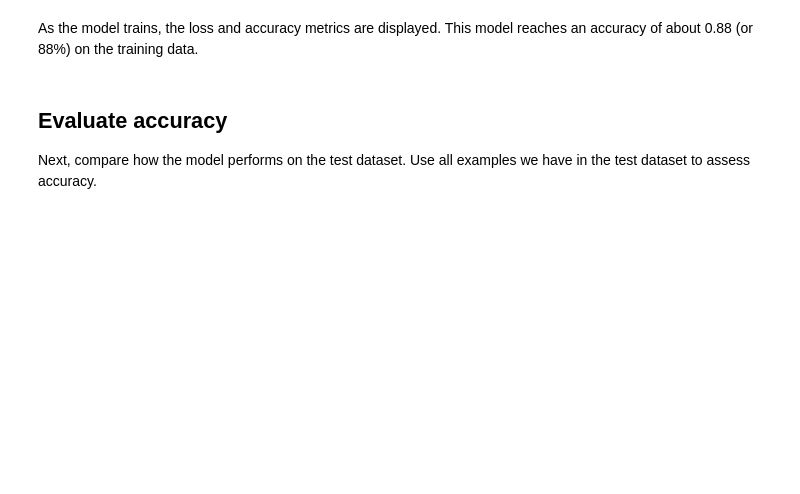
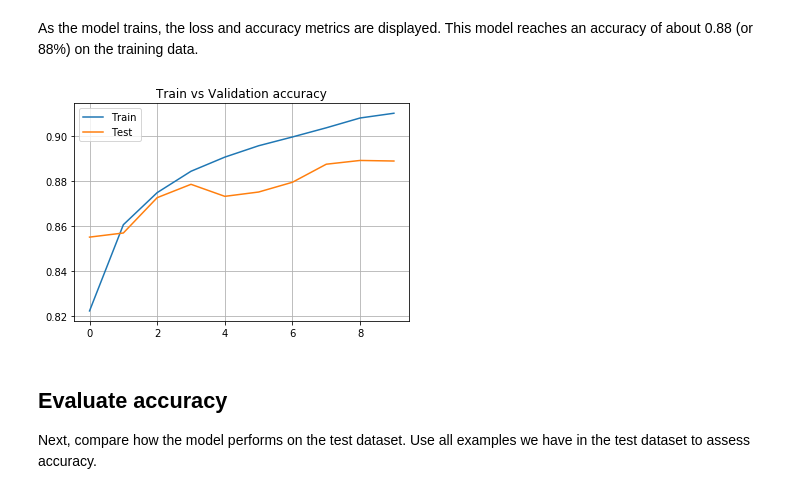
Before and after one commit to Arman-1994/Experimental-Place, a Jupyter notebook: Fashion_Prediction_ANN.ipynb, the cells around one changed output. Drawn from its saved outputs; the diff is of its cells as text; code cells hidden in the pictures; blank space fills up the shorter version.

```diff
--- a/Fashion_Prediction_ANN.ipynb
+++ b/Fashion_Prediction_ANN.ipynb
@@ -74,4 +123,4 @@ model.compile(optimizer='adam',
 batch_size = 32
 epochs = 10
 # %%
-model.fit(x=train_images, y=train_labels, batch_size=batch_size, epochs=epochs,validation_split=.2)
+history = model.fit(x=train_images, y=train_labels, batch_size=batch_size, epochs=epochs,validation_split=.2)
@@ -80,3 +149,13 @@ As the model trains, the loss and accuracy metrics are displayed. This model rea
+# %%
+plt.plot(range(0,epochs),
+        history.history["accuracy"])
+plt.plot(range(0,epochs),
+        history.history["val_accuracy"])
+plt.title("Train vs Validation accuracy")
+plt.legend(["Train","Test"])
+plt.grid()
+# %% [output]
+[figure, added]
 # %% [markdown]
 ## Evaluate accuracy
 
```
Also changed, not shown: parts of 10 cells of this notebook.
